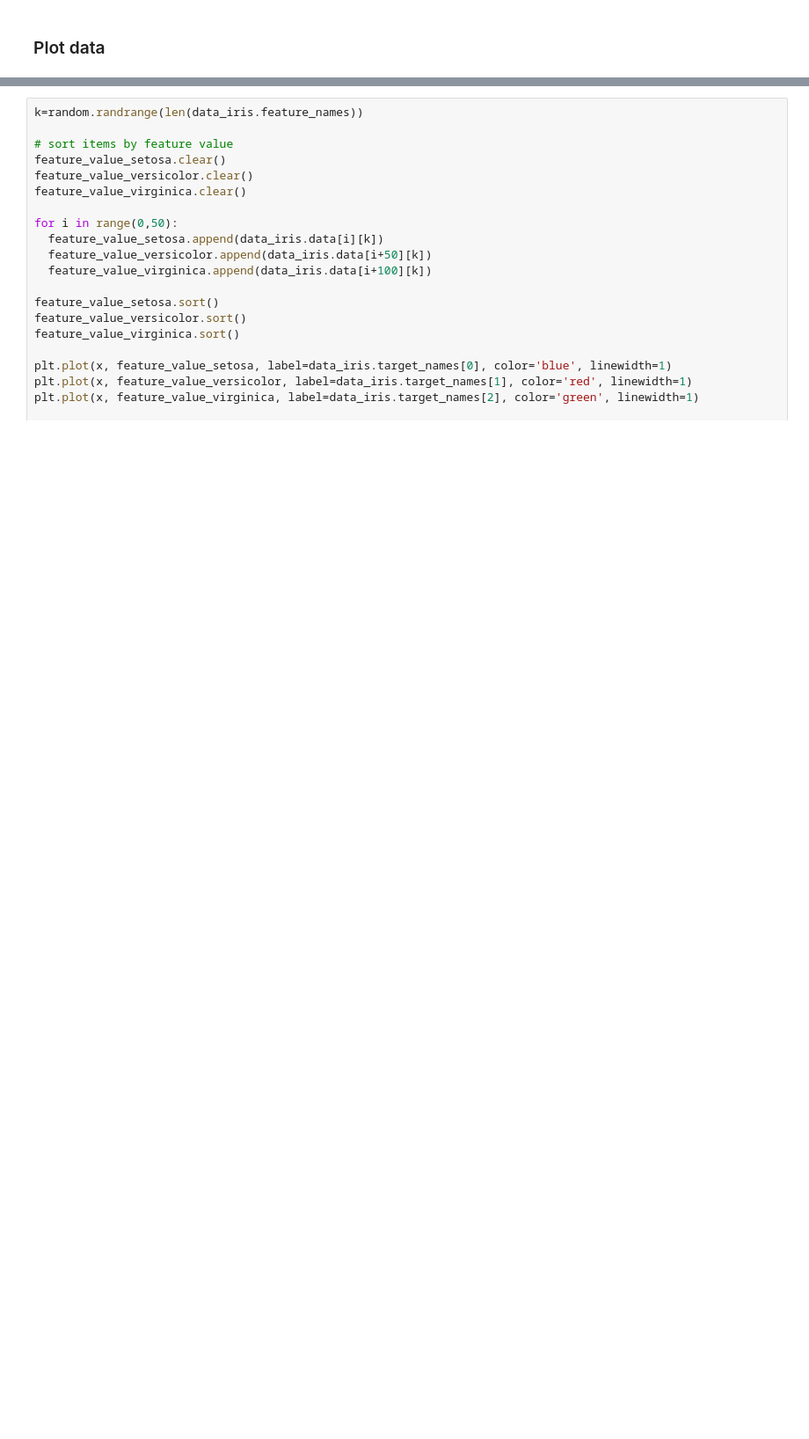
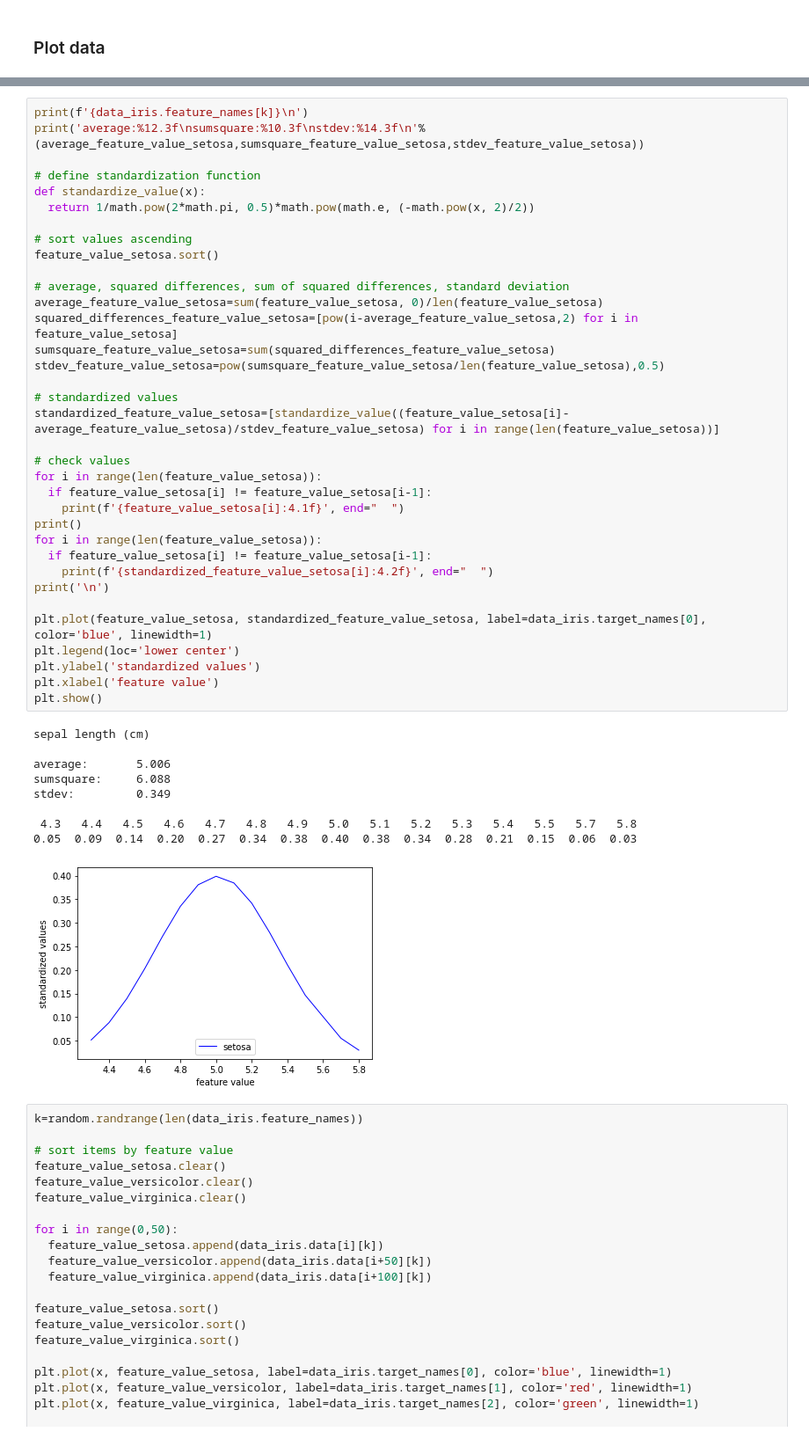
Before and after one commit to KMate-ISD/Machine_learning, a Jupyter notebook: ML_basics.ipynb, the cells around one changed output, grey strips where cells are left out. Shown: that part at 88% size. Drawn from its saved outputs; the diff is of its cells as text; blank space fills up the shorter version.

Commit message:
Add plot for Phi values over feature values (should look like a bell curve)

```diff
--- a/ML_basics.ipynb
+++ b/ML_basics.ipynb
@@ -59,3 +59,48 @@ plt.show()
+# %%
+print(f'{data_iris.feature_names[k]}\n')
+print('average:%12.3f\nsumsquare:%10.3f\nstdev:%14.3f\n'%(average_feature_value_setosa,sumsquare_feature_value_setosa,stdev_feature_value_setosa))
+
+# define standardization function
+def standardize_value(x):
+  return 1/math.pow(2*math.pi, 0.5)*math.pow(math.e, (-math.pow(x, 2)/2))
+
+# sort values ascending
+feature_value_setosa.sort()
+
+# average, squared differences, sum of squared differences, standard deviation
+average_feature_value_setosa=sum(feature_value_setosa, 0)/len(feature_value_setosa)
+squared_differences_feature_value_setosa=[pow(i-average_feature_value_setosa,2) for i in feature_value_setosa]
+sumsquare_feature_value_setosa=sum(squared_differences_feature_value_setosa)
+stdev_feature_value_setosa=pow(sumsquare_feature_value_setosa/len(feature_value_setosa),0.5)
+
+# standardized values
+standardized_feature_value_setosa=[standardize_value((feature_value_setosa[i]-average_feature_value_setosa)/stdev_feature_value_setosa) for i in range(len(feature_value_setosa))]
+
+# check values
+for i in range(len(feature_value_setosa)):
+  if feature_value_setosa[i] != feature_value_setosa[i-1]:
+    print(f'{feature_value_setosa[i]:4.1f}', end="  ")
+print()
+for i in range(len(feature_value_setosa)):
+  if feature_value_setosa[i] != feature_value_setosa[i-1]:
+    print(f'{standardized_feature_value_setosa[i]:4.2f}', end="  ")
+print('\n')
+
+plt.plot(feature_value_setosa, standardized_feature_value_setosa, label=data_iris.target_names[0], color='blue', linewidth=1)
+plt.legend(loc='lower center')
+plt.ylabel('standardized values')
+plt.xlabel('feature value')
+plt.show()
+# %% [output]
+sepal length (cm)
+
+average:       5.006
+sumsquare:     6.088
+stdev:         0.349
+
+ 4.3   4.4   4.5   4.6   4.7   4.8   4.9   5.0   5.1   5.2   5.3   5.4   5.5   5.7   5.8
+0.05  0.09  0.14  0.20  0.27  0.34  0.38  0.40  0.38  0.34  0.28  0.21  0.15  0.06  0.03
+[figure, added]
 # %%
 k=random.randrange(len(data_iris.feature_names))
 
```
Also changed, not shown: parts of 2 cells of this notebook.
